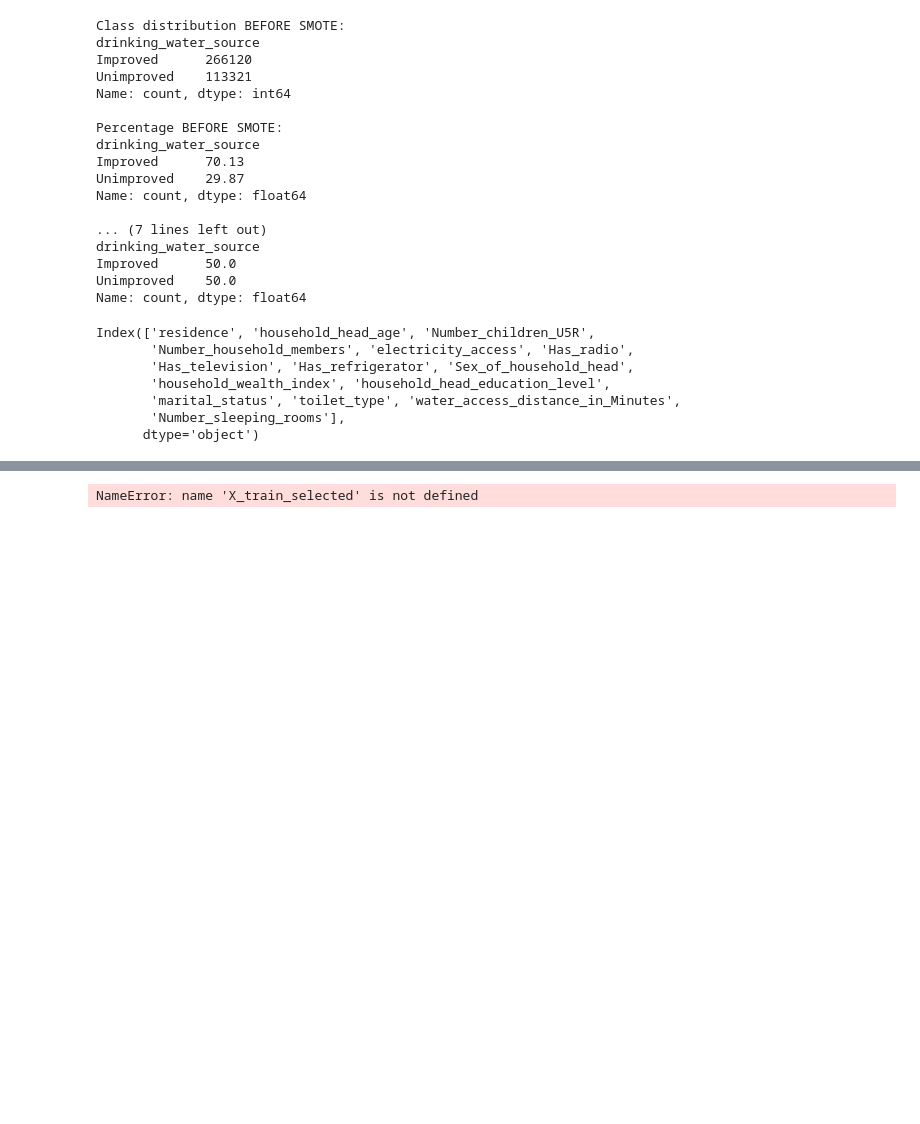
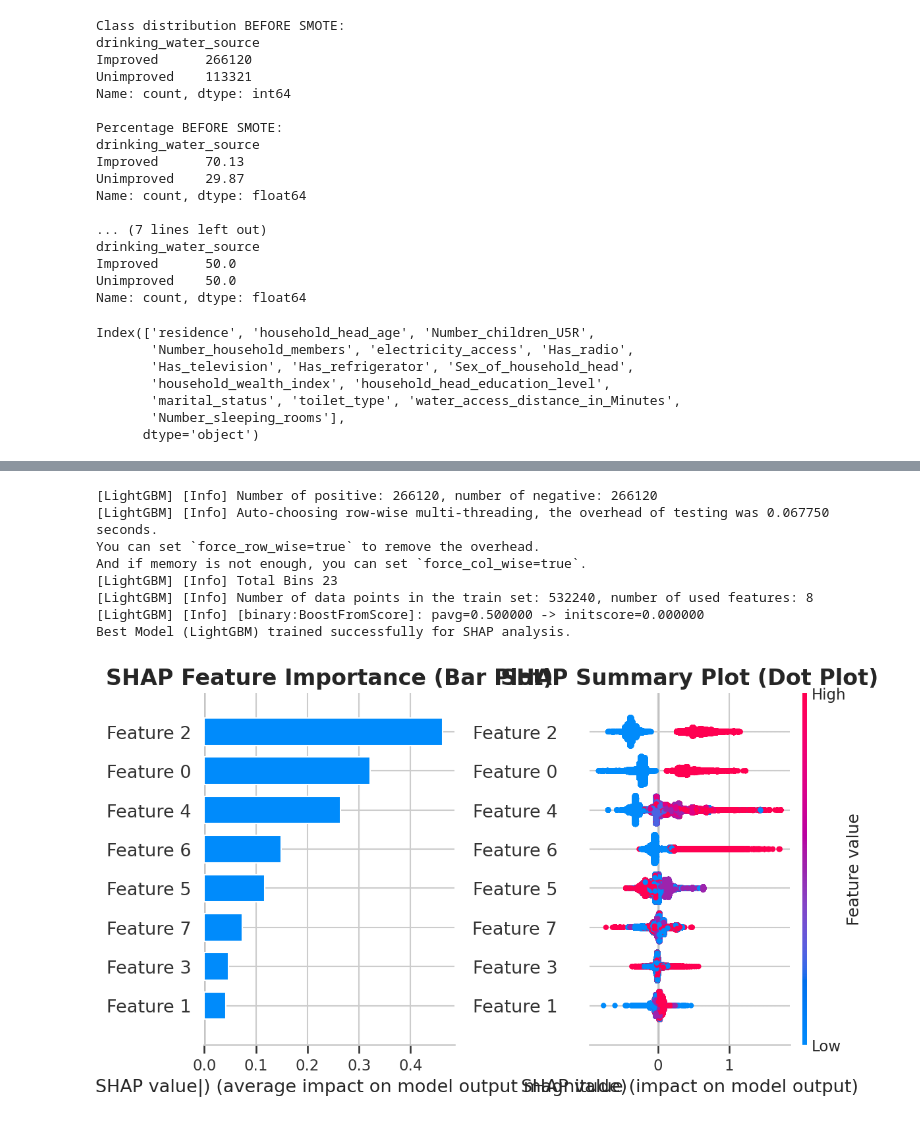
Before and after one commit to Fentahun60/Fentahun, a Jupyter notebook: Safewater_access.ipynb, the cells around one changed output, grey strips where cells are left out. Cells and saved outputs as stored; diff of their text form; code cells hidden in the pictures; blank space fills up the shorter version.

```diff
--- a/Safewater_access.ipynb
+++ b/Safewater_access.ipynb
@@ -1935,49 +1935,62 @@ print(metrics_df[["Model", "TOPSIS_Score"]])
 # -----------------------------
 import shap
 import matplotlib.pyplot as plt
-from catboost import CatBoostClassifier
+from lightgbm import LGBMClassifier
 
 # -----------------------------
-# 2. Train the best model (CatBoost)
+# 2. Train the best model (LightGBM)
 # -----------------------------
-best_model_name = "CatBoost"
-best_model = CatBoostClassifier(
-    iterations=200,       # adjust if needed
+best_model_name = "LightGBM"
+best_model = LGBMClassifier(
+    n_estimators=500,
     learning_rate=0.05,
-    depth=6,
-    random_seed=42,
-    verbose=0
+    max_depth=6,
+    random_state=42
 )
 
 best_model.fit(X_train_selected, y_train_res)
 print(f"Best Model ({best_model_name}) trained successfully for SHAP analysis.")
 
 # -----------------------------
 # 3. SHAP Explainer
 # -----------------------------
 explainer = shap.TreeExplainer(best_model)
 shap_values = explainer.shap_values(X_test_selected)
 
+# Handle multi-class output if necessary
+if isinstance(shap_values, list):
+    shap_values_class = shap_values[1]  # choose positive class or a class of interest
+else:
+    shap_values_class = shap_values
+
 # -----------------------------
-# 4. High-quality combined SHAP plots
+# 4. Combined SHAP Plots
 # -----------------------------
-fig, axes = plt.subplots(1, 2, figsize=(20, 10), dpi=150)
+fig, axes = plt.subplots(1, 2, figsize=(20, 8), dpi=150)
 
 # 4a. SHAP Bar Plot (Global Feature Importance)
 plt.sca(axes[0])
 shap.summary_plot(
-    shap_values, X_test_selected, plot_type="bar", show=False, max_display=20
+    shap_values_class, X_test_selected, plot_type="bar", max_display=20, show=False
 )
 axes[0].set_title("SHAP Feature Importance (Bar Plot)", fontsize=16, weight='bold')
 
 # 4b. SHAP Summary Dot Plot
 plt.sca(axes[1])
 shap.summary_plot(
-    shap_values, X_test_selected, show=False, max_display=20
+    shap_values_class, X_test_selected, max_display=20, show=False
 )
 axes[1].set_title("SHAP Summary Plot (Dot Plot)", fontsize=16, weight='bold')
 
 plt.tight_layout()
 plt.show()
 # %% [output]
-NameError: name 'X_train_selected' is not defined
+[LightGBM] [Info] Number of positive: 266120, number of negative: 266120
+[LightGBM] [Info] Auto-choosing row-wise multi-threading, the overhead of testing was 0.067750 seconds.
+You can set `force_row_wise=true` to remove the overhead.
+And if memory is not enough, you can set `force_col_wise=true`.
+[LightGBM] [Info] Total Bins 23
+[LightGBM] [Info] Number of data points in the train set: 532240, number of used features: 8
+[LightGBM] [Info] [binary:BoostFromScore]: pavg=0.500000 -> initscore=0.000000
+Best Model (LightGBM) trained successfully for SHAP analysis.
+[figure, added]
```
Also changed, not shown: parts of 4 cells of this notebook.
